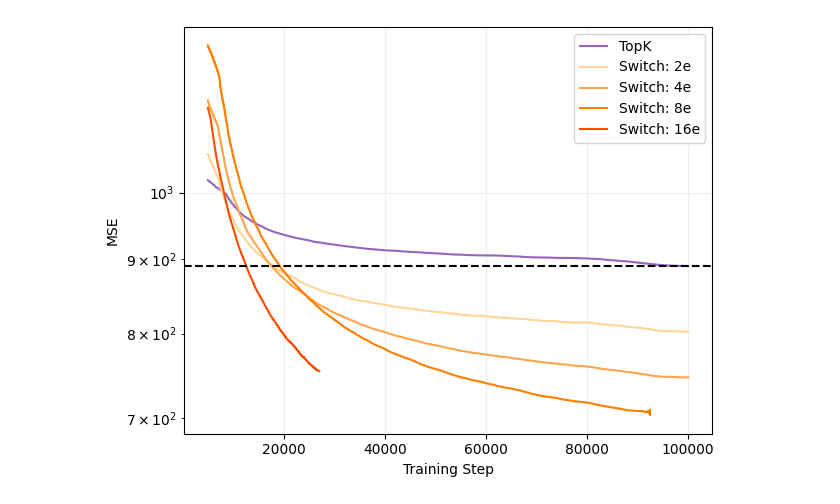
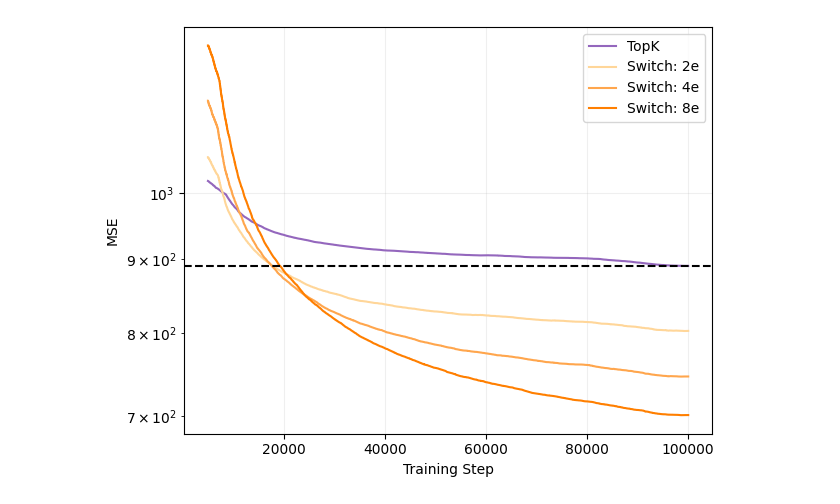
Before and after one commit to amudide/switch_sae, a Jupyter notebook: results/efficiency/efficiency.ipynb, the cells around one changed output. Drawn from its saved outputs; the diff is of its cells as text; code cells hidden in the pictures.

Commit message:
Update efficiency plots (full 2e, 4e, 8e)

```diff
--- a/results/efficiency/efficiency.ipynb
+++ b/results/efficiency/efficiency.ipynb
@@ -50,32 +50,32 @@ switch32lb = switch32lb[(switch32lb['step'] > (4 * start - 1)) & (switch32lb['st
 # %%
 topk_smooth = pd.Series(topk['loss']).rolling(window=4000, center=True, min_periods=1).mean()
 switch2lb_smooth = pd.Series(switch2lb['loss']).rolling(window=4000, center=True, min_periods=1).mean()
 switch4lb_smooth = pd.Series(switch4lb['loss']).rolling(window=4000, center=True, min_periods=1).mean()
 switch8lb_smooth = pd.Series(switch8lb['loss']).rolling(window=4000, center=True, min_periods=1).mean()
-switch16lb_smooth = pd.Series(switch16lb['loss']).rolling(window=4000, center=True, min_periods=1).mean()
+#switch16lb_smooth = pd.Series(switch16lb['loss']).rolling(window=4000, center=True, min_periods=1).mean()
 #switch32lb_smooth = pd.Series(switch32lb['loss']).rolling(window=4000, center=True, min_periods=1).mean()
 
 plt.plot(topk['step'], topk_smooth, label='TopK',  color='#9467bd')
 plt.plot(switch2lb['step'], switch2lb_smooth, label='Switch: 2e',  color='#FFD699')
 plt.plot(switch4lb['step'], switch4lb_smooth, label='Switch: 4e',  color='#FFA64D')
 plt.plot(switch8lb['step'], switch8lb_smooth, label='Switch: 8e',  color='#FF7F00')
-plt.plot(switch16lb['step'] / 4, switch16lb_smooth, label='Switch: 16e',  color='#FF4D00')
+#plt.plot(switch16lb['step'] / 4, switch16lb_smooth, label='Switch: 16e',  color='#FF4D00')
 #plt.plot(switch32lb['step'] / 4, switch32lb_smooth, label='Switch: 32e',  color='#CC0000')
 
 plt.axhline(y=list(topk_smooth)[-1], color='k', linestyle='--')
 
 #plt.xscale('log')
 plt.yscale('log')
 
 plt.xlabel("Training Step")
 plt.ylabel("MSE")
 
 plt.legend()
 
 plt.grid(True, which="major", ls="-", alpha=0.2)
 
 plt.tight_layout()
 plt.savefig("efficiency.png")
 plt.show()
 # %% [output]
-[figure, old version]
+[figure, new version]
```
Also changed, not shown: 3 other files.
